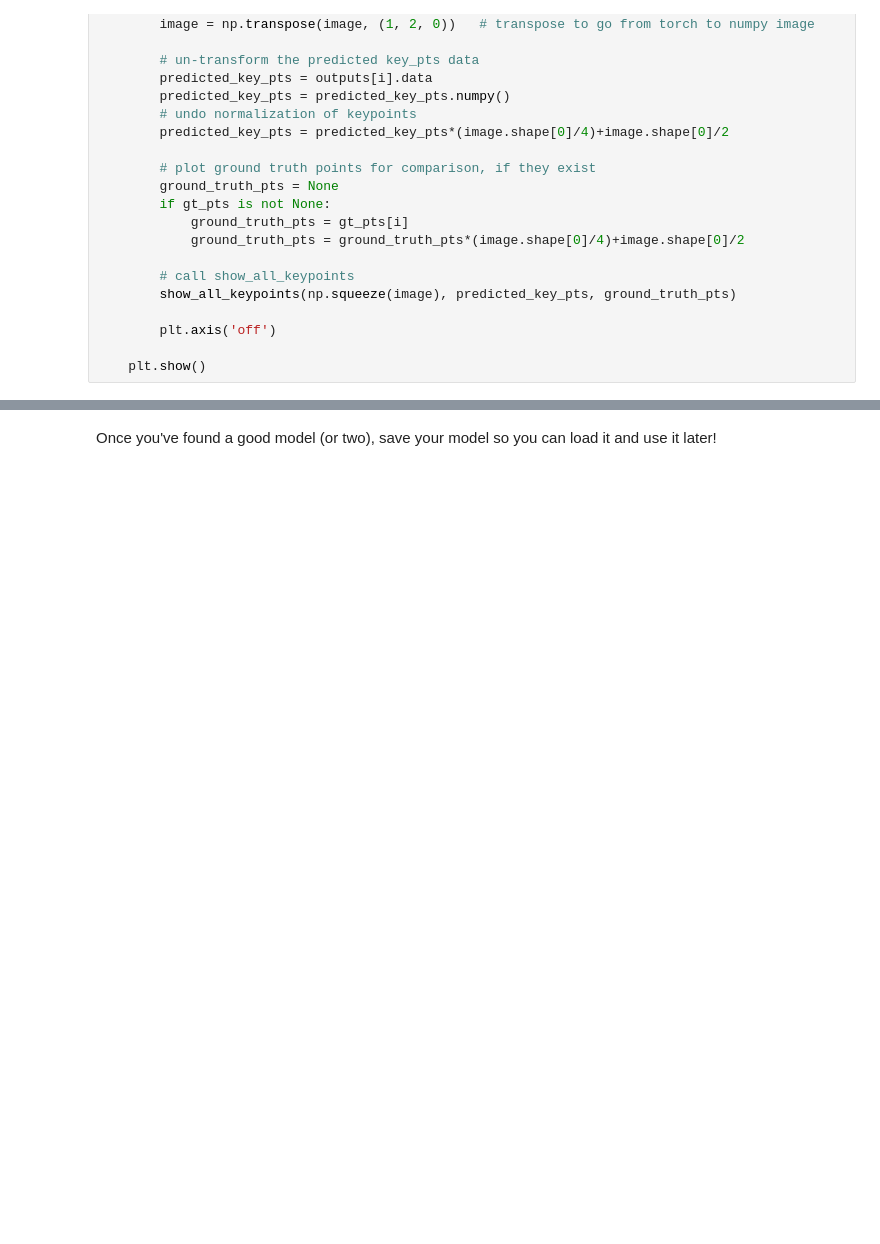
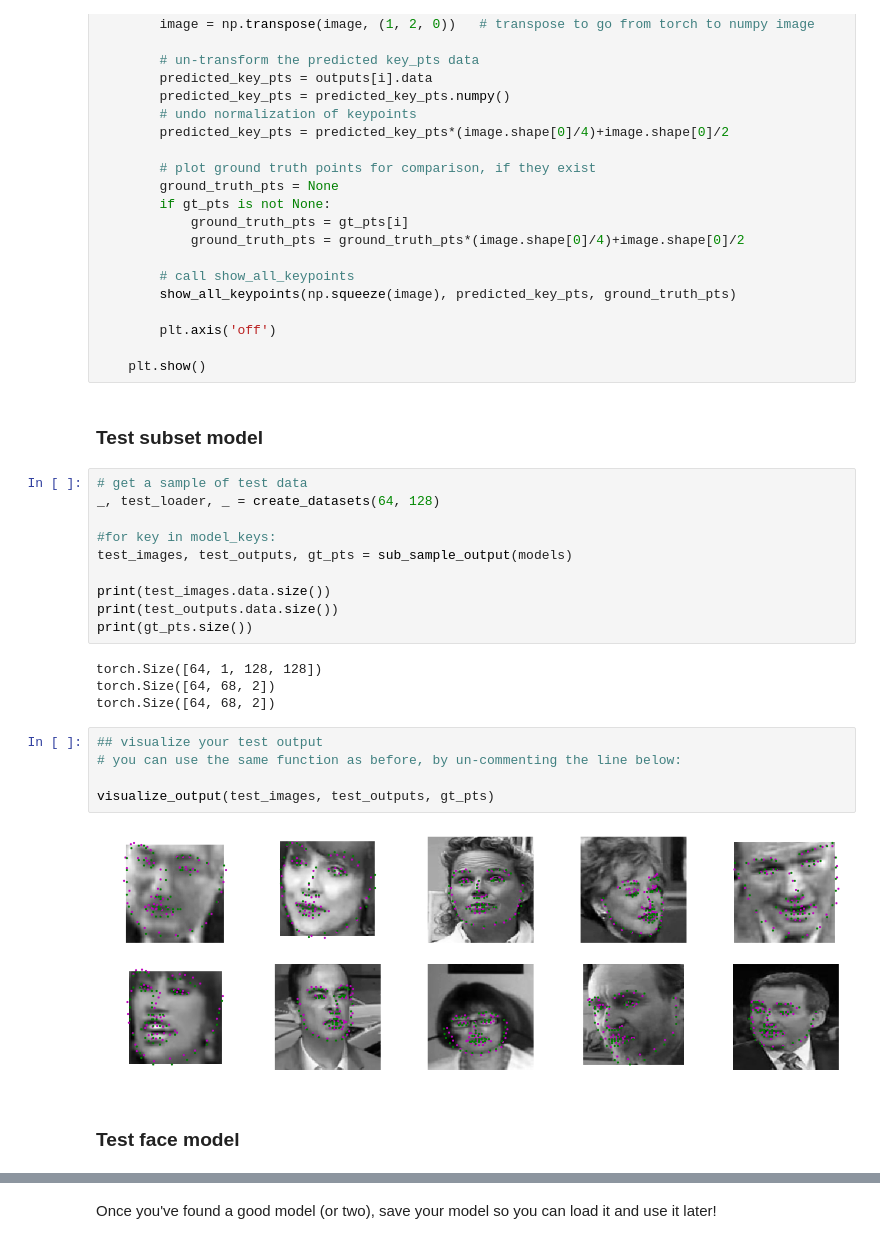
Before and after one commit to Bjarten/computer-vision-ND, a Jupyter notebook: project_1_facial_keypoints/2. Define the Network Architecture.ipynb, the cells around one changed output, grey strips where cells are left out. Cells and saved outputs as stored; diff of their text form; blank space fills up the shorter version.

```diff
--- a/project_1_facial_keypoints/2. Define the Network Architecture.ipynb
+++ b/project_1_facial_keypoints/2. Define the Network Architecture.ipynb
@@ -920,5 +960,30 @@ def visualize_output(images, outputs, gt_pts=None, batch_size=10):
         plt.axis('off')
 
     plt.show()
+# %% [markdown]
+### Test subset model
+# %%
+# get a sample of test data
+_, test_loader, _ = create_datasets(64, 128)
+
+#for key in model_keys:
+test_images, test_outputs, gt_pts = sub_sample_output(models)
+
+print(test_images.data.size())
+print(test_outputs.data.size())
+print(gt_pts.size())
+# %% [output]
+torch.Size([64, 1, 128, 128])
+torch.Size([64, 68, 2])
+torch.Size([64, 68, 2])
+# %%
+## visualize your test output
+# you can use the same function as before, by un-commenting the line below:
+
+visualize_output(test_images, test_outputs, gt_pts)
+# %% [output]
+[figure, added]
+# %% [markdown]
+### Test face model
 # %%
 # get a sample of test data
```
Also changed, not shown: parts of 14 cells of this notebook.
